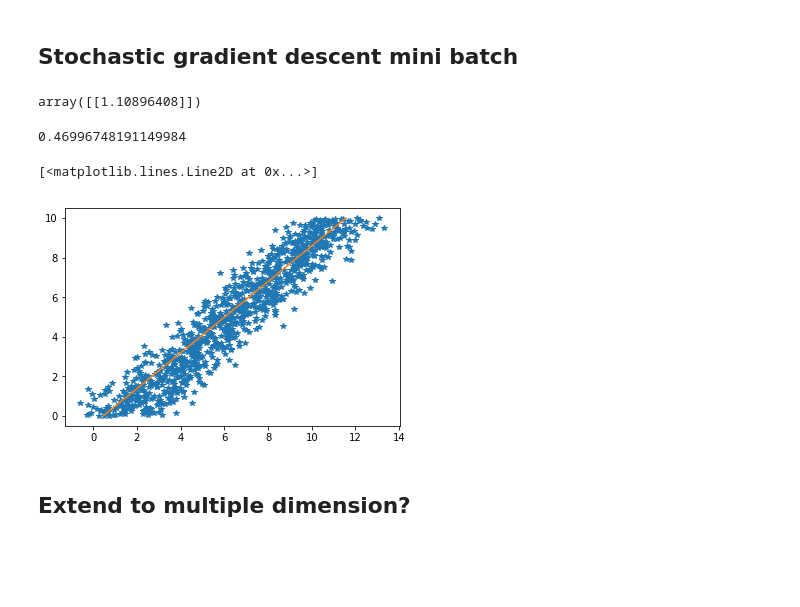
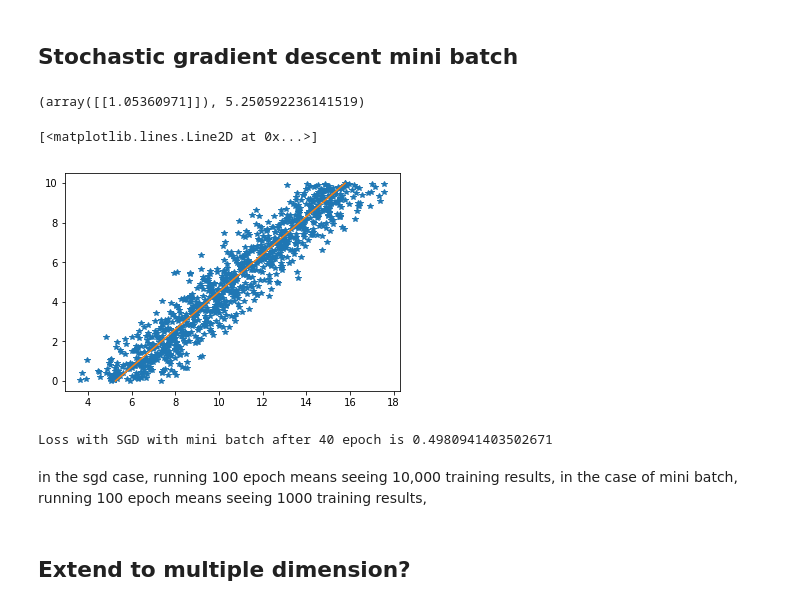
Before and after one commit to clarencenhuang/ml-learnings, a Jupyter notebook: 01 - Linear Regression 1D.ipynb, the cells around one changed output. Cells and saved outputs as stored; diff of their text form; code cells hidden in the pictures; blank space fills up the shorter version.

```diff
--- a/01 - Linear Regression 1D.ipynb
+++ b/01 - Linear Regression 1D.ipynb
@@ -29,7 +32,7 @@ b = 0
 # %% [markdown]
 ### Stochaistic gradient descent
 # %%
-epochs = 40
+epochs = 100
 lr = 0.01
 for e in range(epochs):
     for i in range(x.shape[1]):
@@ -66,9 +73,9 @@ w,b
 w = np.random.randn(x.shape[0], 1)
 b = 0.0
 # %%
-epochs = 40
+epochs = 100
 lr = 0.01
-bs = 40
+bs = 100
 indices = np.arange(x.shape[1])
 for e in range(epochs):
     bsi = np.random.choice(indices, bs, replace=False)
@@ -86,20 +93,22 @@ for e in range(epochs):
     w -= lr * dw
     b -= lr * db
 # %%
-w
+w,b
 # %% [output]
-array([[1.10896408]])
+(array([[1.05360971]]), 5.250592236141519)
-# %%
-b
-# %% [output]
-0.46996748191149984
 # %%
-y_p = w.item() * x + b
+y_p = (w.item() * x + b).squeeze()
 # %%
 plt.plot(y, x[0,:], '*')
-plt.plot(y_p[0,:], x[0,:], '-')
+plt.plot(y_p, x[0,:], '-')
 # %% [output]
 [<matplotlib.lines.Line2D at 0x...>]
-[figure, old version]
+[figure, new version]
+# %%
+print(f"Loss with SGD with mini batch after 40 epoch is {loss(y, y_p)}")
+# %% [output]
+Loss with SGD with mini batch after 40 epoch is 0.4980941403502671
+# %% [markdown]
+in the sgd case, running 100 epoch means seeing 10,000 training results, in the case of mini batch, running 100 epoch means seeing 1000 training results,
 # %% [markdown]
 ## Extend to multiple dimension?
```
Also changed, not shown: parts of 8 cells of this notebook, 1 other file.
